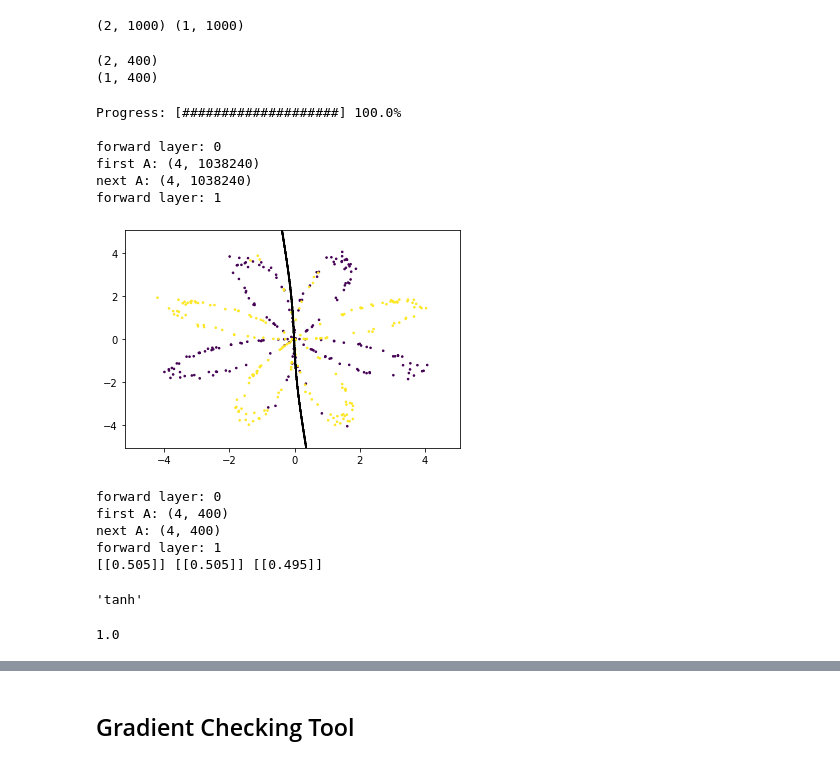
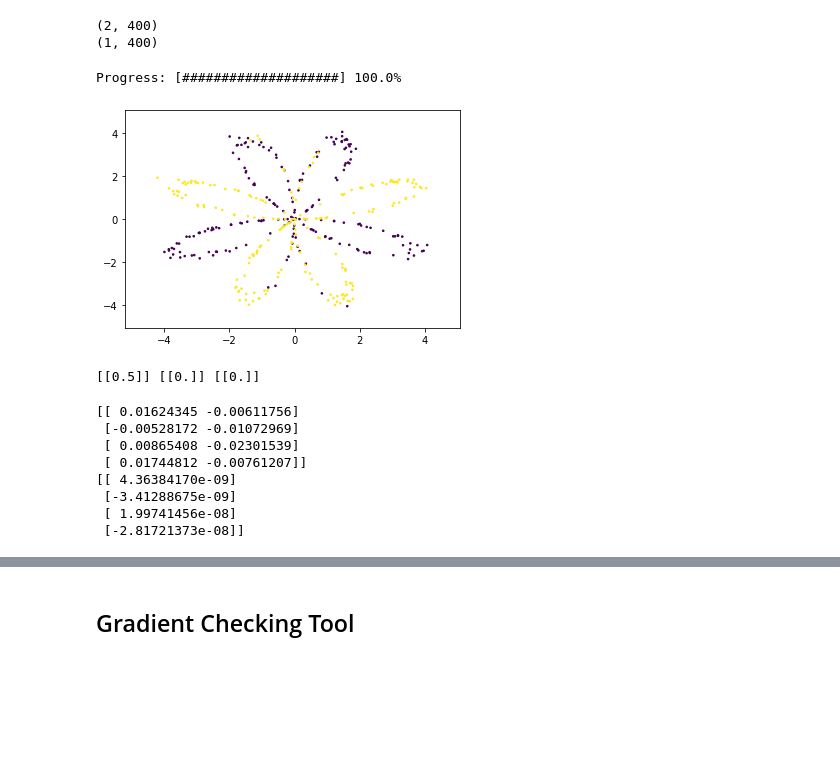
Before and after one commit to ryancardenas/PyNeuralNet, a Jupyter notebook: pynn.dev.ipynb, the cells around one changed output, grey strips where cells are left out. Saved outputs shown, nothing was run; the diff lists cells and outputs as text; code cells hidden in the pictures; blank space fills up the shorter version.

```diff
--- a/pynn.dev.ipynb
+++ b/pynn.dev.ipynb
@@ -307,11 +9,3 @@ def gradientDescent(X, Y, network, num_iterations, learning_rate,
-# %%
-filename = 'tests/linear3.csv'
-X, Y = loadCSVData(filename, skiprow=0)
-X = X.T
-Y = Y.T
-print(X.shape, Y.shape)
-# %% [output]
-(2, 1000) (1, 1000)
 # %%
 def load_planar_dataset():
     np.random.seed(1)
@@ -341,42 +35,42 @@ print(Y.shape)
 (2, 400)
 (1, 400)
 # %%
+np.random.seed(1)
 layout = ((4, 'tanh'),
           (1, 'sigmoid'),
          )
 
-network = buildNetwork(layout, X.shape[0])
+network = pn.buildNetwork(layout, X.shape[0])
+network[0].W *= 10
+network[1].W *= 10
 
-num_iterations = 100
-learning_rate = 0.000001
-newtork, costs, accs = gradientDescent(X, Y, network, num_iterations, learning_rate,
-                        costfunction='logistic', showprogress=True, showpreds=True)
+num_iterations = 40
+learning_rate = 1
+
+newtork, costs, accs = pn.gradientDescent(X, Y, network, num_iterations, learning_rate,
+                        costfunction='logistic', showprogress=True, showmsg=True,
+                                         debugmsg='first.dW')
 
 
-plot2DBoundary(X, Y, network)
-H = predict(X, network)
-acc, prec, rec = evaluateModel(H, Y)
+pn.plot2DBoundary(X, Y, network)
+H = pn.predict(X, network)
+acc, prec, rec = pn.evaluateModel(H, Y)
 print(acc, prec, rec)
 # %% [output]
 Progress: [####################] 100.0%
-
-forward layer: 0
-first A: (4, 1038240)
-next A: (4, 1038240)
-forward layer: 1
-[figure, old version]
+[figure, new version]
-forward layer: 0
-first A: (4, 400)
-next A: (4, 400)
-forward layer: 1
-[[0.505]] [[0.505]] [[0.495]]
+[[0.5]] [[0.]] [[0.]]
-# %%
-network[0].act
-# %% [output]
-'tanh'
-# %%
-np.sum(H==0)/Y.shape[1]
-# %% [output]
-1.0
+# %%
+print(network[0].W)
+print(network[0].b)
+# %% [output]
+[[ 0.01624345 -0.00611756]
+ [-0.00528172 -0.01072969]
+ [ 0.00865408 -0.02301539]
+ [ 0.01744812 -0.00761207]]
+[[ 4.36384170e-09]
+ [-3.41288675e-09]
+ [ 1.99741456e-08]
+ [-2.81721373e-08]]
 # %%
 plt.plot(costs, label='cost')
```
Also changed, not shown: parts of 15 cells of this notebook, 1 other file.
